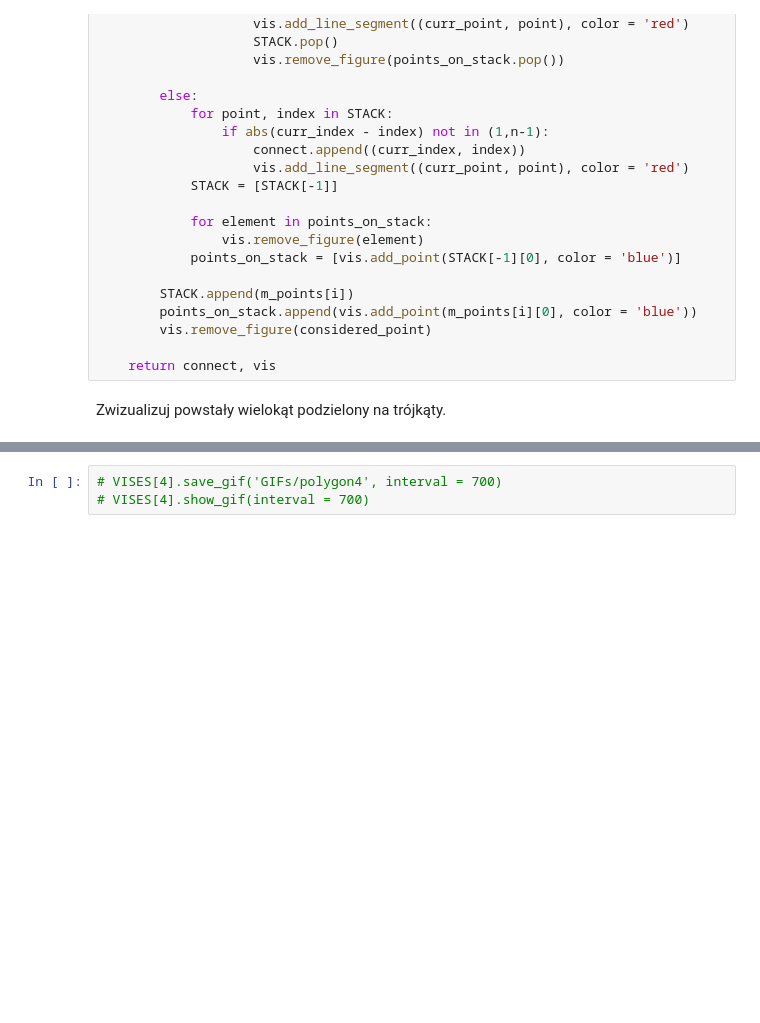
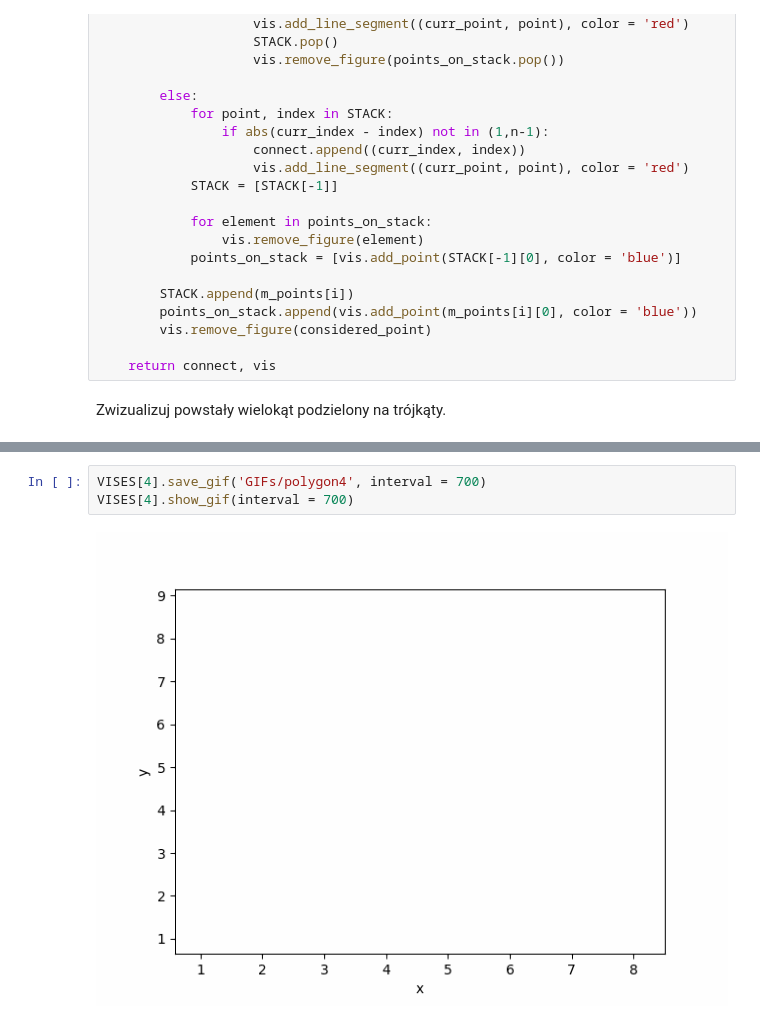
Before and after one commit to NCCMNT/Geometric-Algorithms, a Jupyter notebook: lab3/chmielewski_kod_3.ipynb, the cells around one changed output, grey strips where cells are left out. Saved outputs shown, nothing was run; the diff lists cells and outputs as text; blank space fills up the shorter version.

```diff
--- a/lab3/chmielewski_kod_3.ipynb
+++ b/lab3/chmielewski_kod_3.ipynb
@@ -548,3 +580,5 @@ VISES[3].show_gif(interval = 700)
 # %%
-# VISES[4].save_gif('GIFs/polygon4', interval = 700)
-# VISES[4].show_gif(interval = 700)
+VISES[4].save_gif('GIFs/polygon4', interval = 700)
+VISES[4].show_gif(interval = 700)
+# %% [output]
+[figure, added]
```
Also changed, not shown: parts of 13 cells of this notebook, 6 other files.
